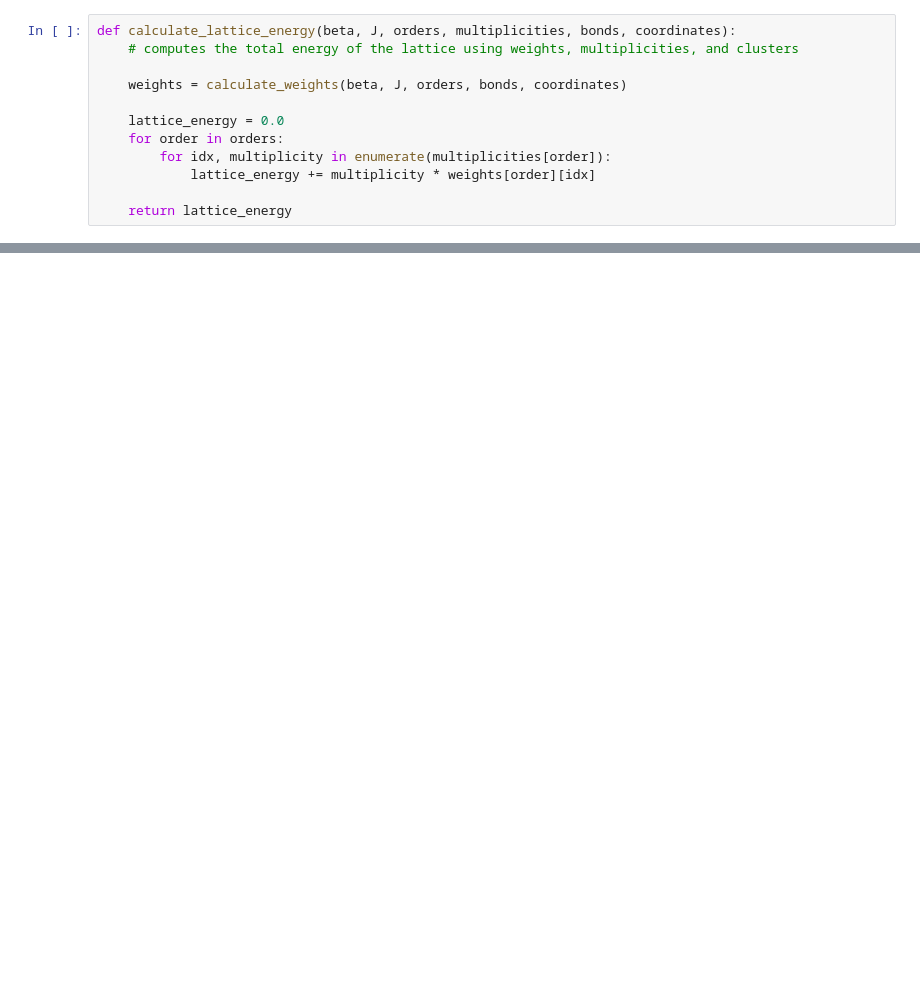
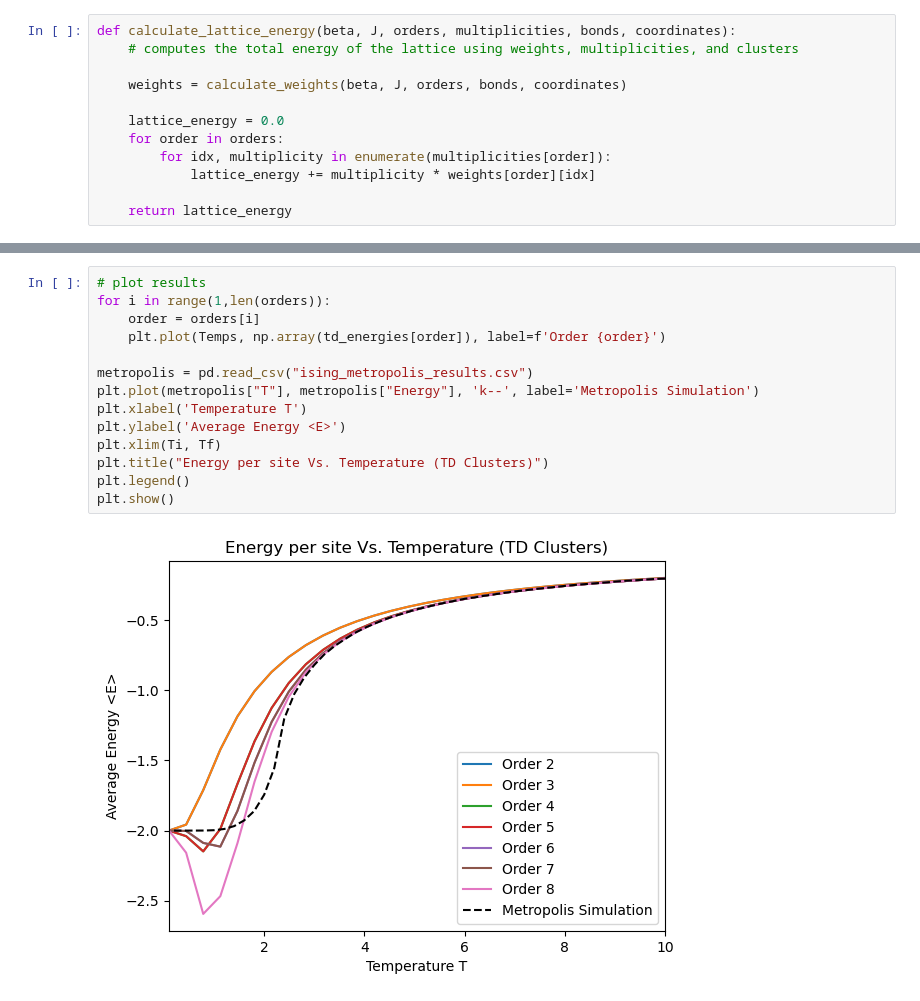
Before and after one commit to swestastic/Ising_NLCE, a Jupyter notebook: Ising_NLCE.ipynb, the cells around one changed output, grey strips where cells are left out. Drawn from its saved outputs; the diff is of its cells as text; blank space fills up the shorter version.

```diff
--- a/Ising_NLCE.ipynb
+++ b/Ising_NLCE.ipynb
@@ -346,0 +577,16 @@ with open(file_path, "w") as json_file:
+# %%
+# plot results
+for i in range(1,len(orders)):
+    order = orders[i]
+    plt.plot(Temps, np.array(td_energies[order]), label=f'Order {order}')
+
+metropolis = pd.read_csv("ising_metropolis_results.csv")
+plt.plot(metropolis["T"], metropolis["Energy"], 'k--', label='Metropolis Simulation')
+plt.xlabel('Temperature T')
+plt.ylabel('Average Energy <E>')
+plt.xlim(Ti, Tf)
+plt.title("Energy per site Vs. Temperature (TD Clusters)")
+plt.legend()
+plt.show()
+# %% [output]
+[figure, added]
```
Also changed, not shown: parts of 16 cells of this notebook, 1 other file.
